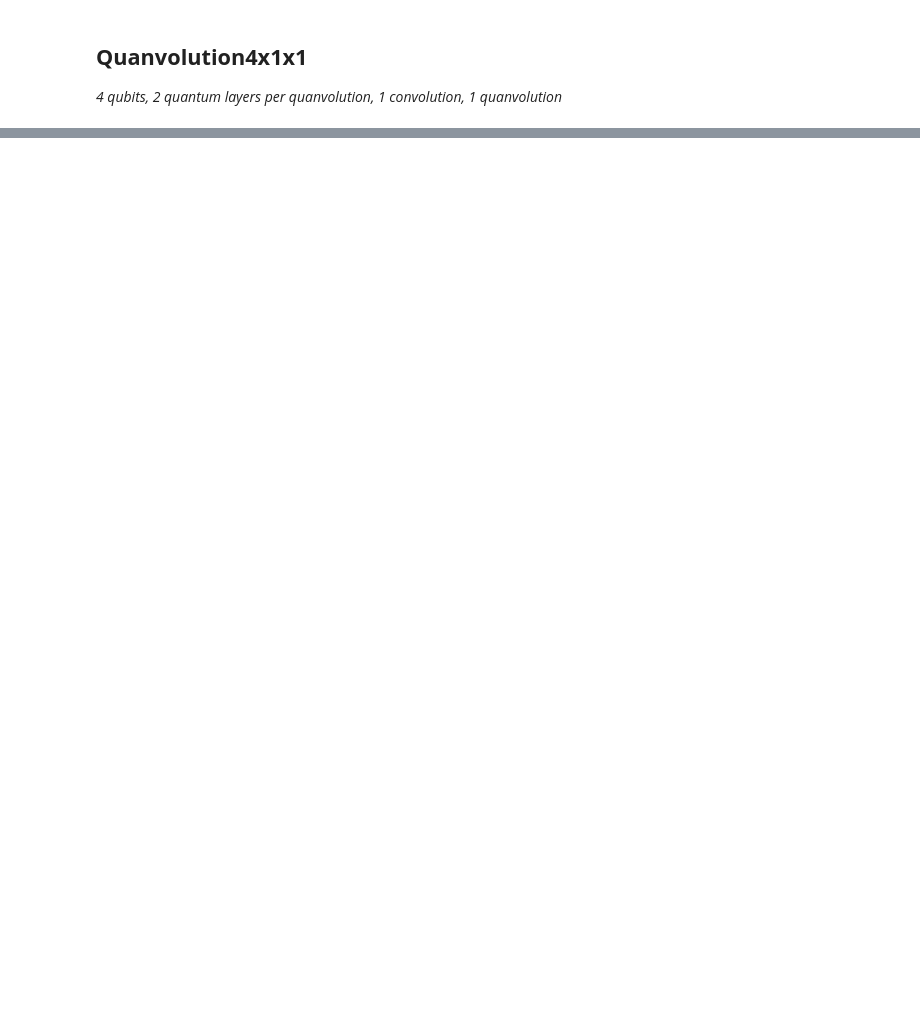
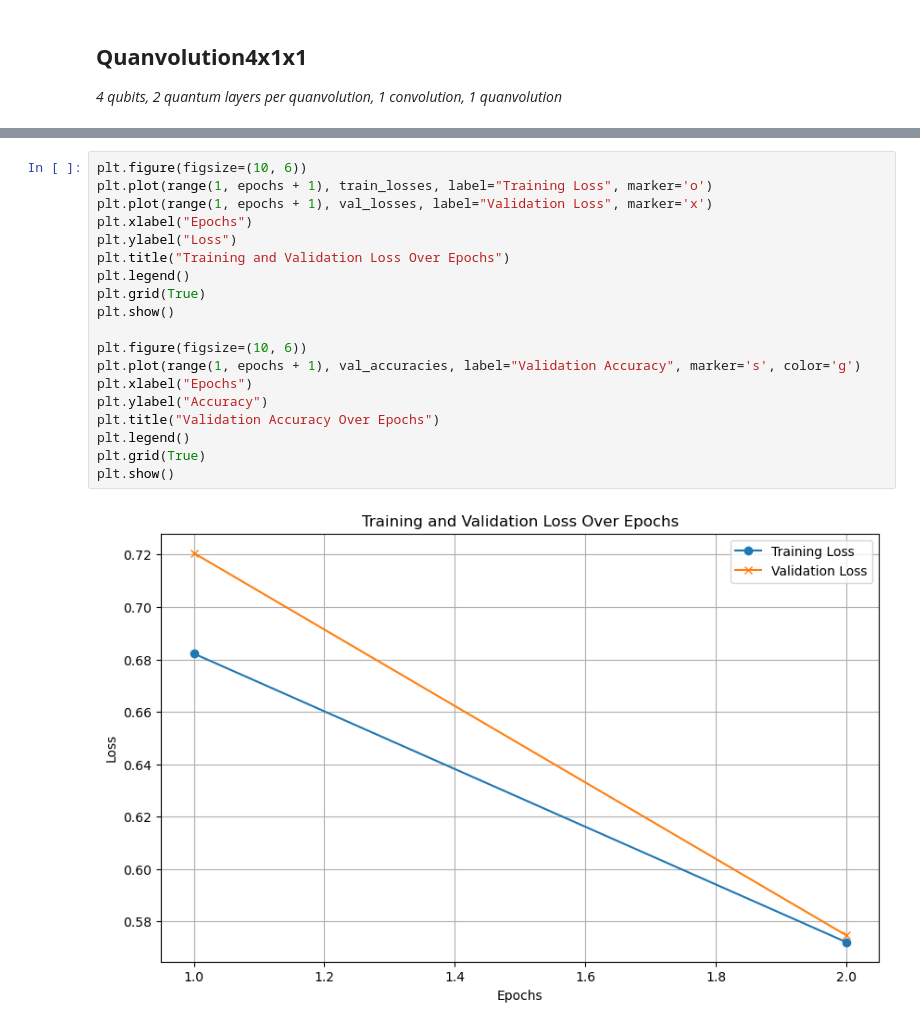
Before and after one commit to yrsobrinho/BreastCancerQuanvolution, a Jupyter notebook: Quantum/notebooks/mnist_quanvolution.ipynb, the cells around one changed output, grey strips where cells are left out. Cells and saved outputs as stored; diff of their text form; blank space fills up the shorter version.

```diff
--- a/Quantum/notebooks/mnist_quanvolution.ipynb
+++ b/Quantum/notebooks/mnist_quanvolution.ipynb
@@ -594,0 +442,21 @@ Epoch 5 Training Loss: 0.5374
+# %%
+plt.figure(figsize=(10, 6))
+plt.plot(range(1, epochs + 1), train_losses, label="Training Loss", marker='o')
+plt.plot(range(1, epochs + 1), val_losses, label="Validation Loss", marker='x')
+plt.xlabel("Epochs")
+plt.ylabel("Loss")
+plt.title("Training and Validation Loss Over Epochs")
+plt.legend()
+plt.grid(True)
+plt.show()
+
+plt.figure(figsize=(10, 6))
+plt.plot(range(1, epochs + 1), val_accuracies, label="Validation Accuracy", marker='s', color='g')
+plt.xlabel("Epochs")
+plt.ylabel("Accuracy")
+plt.title("Validation Accuracy Over Epochs")
+plt.legend()
+plt.grid(True)
+plt.show()
+# %% [output]
+[figure, added]
```
Also changed, not shown: parts of 18 cells of this notebook.
